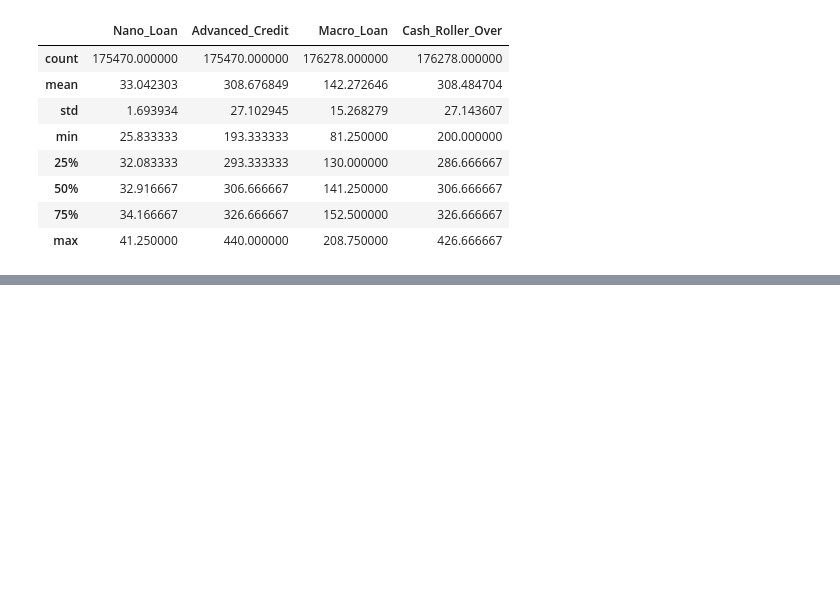
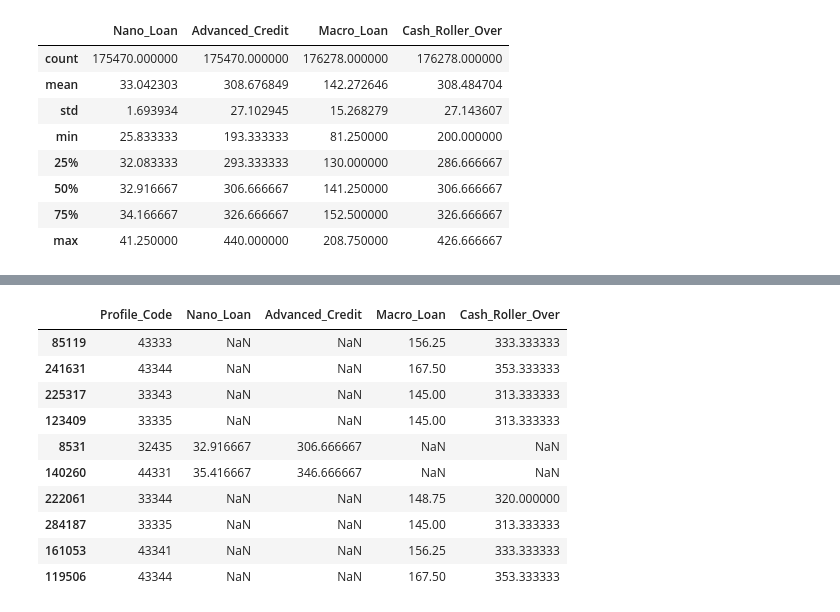
Before and after one commit to joshafouda/fintechforesg, a Jupyter notebook: notebooks/EDA_cash_allocated.ipynb, the cells around one changed output, grey strips where cells are left out. Drawn from its saved outputs; the diff is of its cells as text; code cells hidden in the pictures; blank space fills up the shorter version.

```diff
--- a/notebooks/EDA_cash_allocated.ipynb
+++ b/notebooks/EDA_cash_allocated.ipynb
@@ -63,0 +90,15 @@ plt.show()
+# %%
+# Sample Comparison of Credit Amounts by Profile Code
+profile_credit_comparison
+# %% [output]
+|  | Profile_Code | Nano_Loan | Advanced_Credit | Macro_Loan | Cash_Roller_Over |
+| 85119 | 43333 | NaN | NaN | 156.25 | 333.333333 |
+| 241631 | 43344 | NaN | NaN | 167.50 | 353.333333 |
+| 225317 | 33343 | NaN | NaN | 145.00 | 313.333333 |
+| 123409 | 33335 | NaN | NaN | 145.00 | 313.333333 |
+| 8531 | 32435 | 32.916667 | 306.666667 | NaN | NaN |
+| 140260 | 44331 | 35.416667 | 346.666667 | NaN | NaN |
+| 222061 | 33344 | NaN | NaN | 148.75 | 320.000000 |
+| 284187 | 33335 | NaN | NaN | 145.00 | 313.333333 |
+| 161053 | 43341 | NaN | NaN | 156.25 | 333.333333 |
+| 119506 | 43344 | NaN | NaN | 167.50 | 353.333333 |
```
Also changed, not shown: parts of 7 cells of this notebook, 7 other files.
